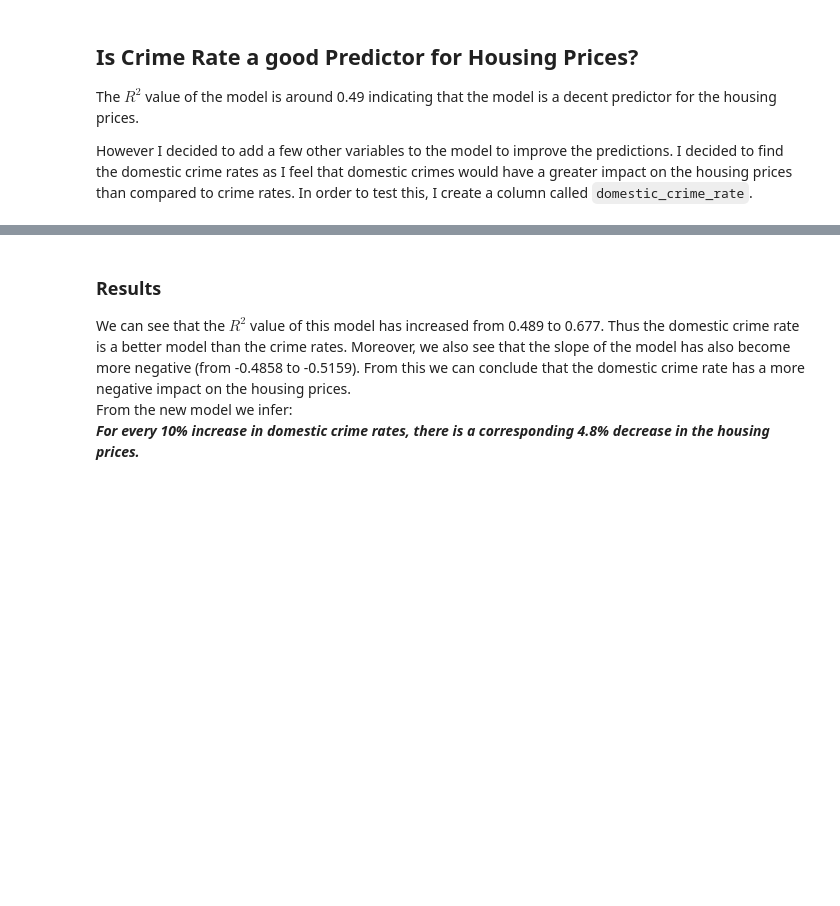
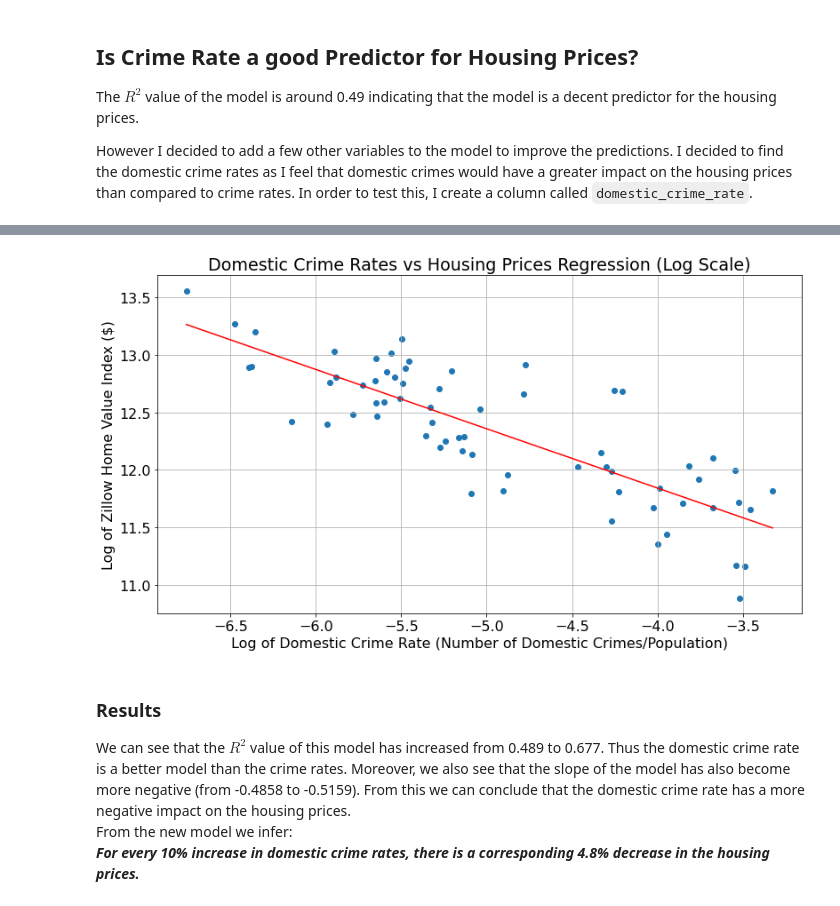
Before and after one commit to chavi-g/crime-rate-and-housing-price-analysis, a Jupyter notebook: final-project-report.ipynb, the cells around one changed output, grey strips where cells are left out. Saved outputs shown, nothing was run; the diff lists cells and outputs as text; code cells hidden in the pictures; blank space fills up the shorter version.

Commit message:
Adding image for domestic crimes fit

```diff
--- a/final-project-report.ipynb
+++ b/final-project-report.ipynb
@@ -396,6 +395,24 @@ OLS Regression Results
 | Kurtosis: | 2.621 | Cond. No. | 29.1 |
 Warnings:
 [1] Standard Errors assume that the covariance matrix of the errors is correctly specified.
+# %%
+from adjustText import adjust_text
+fig, ax = plt.subplots(figsize = (13, 7))
+ax.xaxis.grid()
+ax.yaxis.grid()
+texts = []
+ax.set_xlabel('Log of Domestic Crime Rate (Number of Domestic Crimes/Population)')
+ax.set_ylabel('Log of Zillow Home Value Index ($)')
+ax.set_title('Domestic Crime Rates vs Housing Prices Regression (Log Scale)')
+ax.scatter(np.log(crime_rate_extended_data['domestic_crime_rate']), np.log(crime_rate_extended_data['ZHVI']))
+plt.plot(np.log(crime_rate_extended_data['domestic_crime_rate']), domestic_crimes_model.fittedvalues, 'r')
+for index, point in crime_rate_extended_data.iterrows():
+    if (point['ZHVI']>300000 and point['domestic_crime_rate']>0.02):
+        texts.append(ax.text(np.log(point['domestic_crime_rate']), np.log(point['ZHVI']), str(point['RegionName']), va = 'center', ha = 'left', fontsize = 12))
+        adjust_text(texts)
+fig.savefig('images/domestic_crime_vs_prices_regression_log_scaled.png', dpi = 500)
+# %% [output]
+[figure, added]
 # %% [markdown]
 ### Results
 
```
Also changed, not shown: parts of 2 cells of this notebook, 1 other file.
